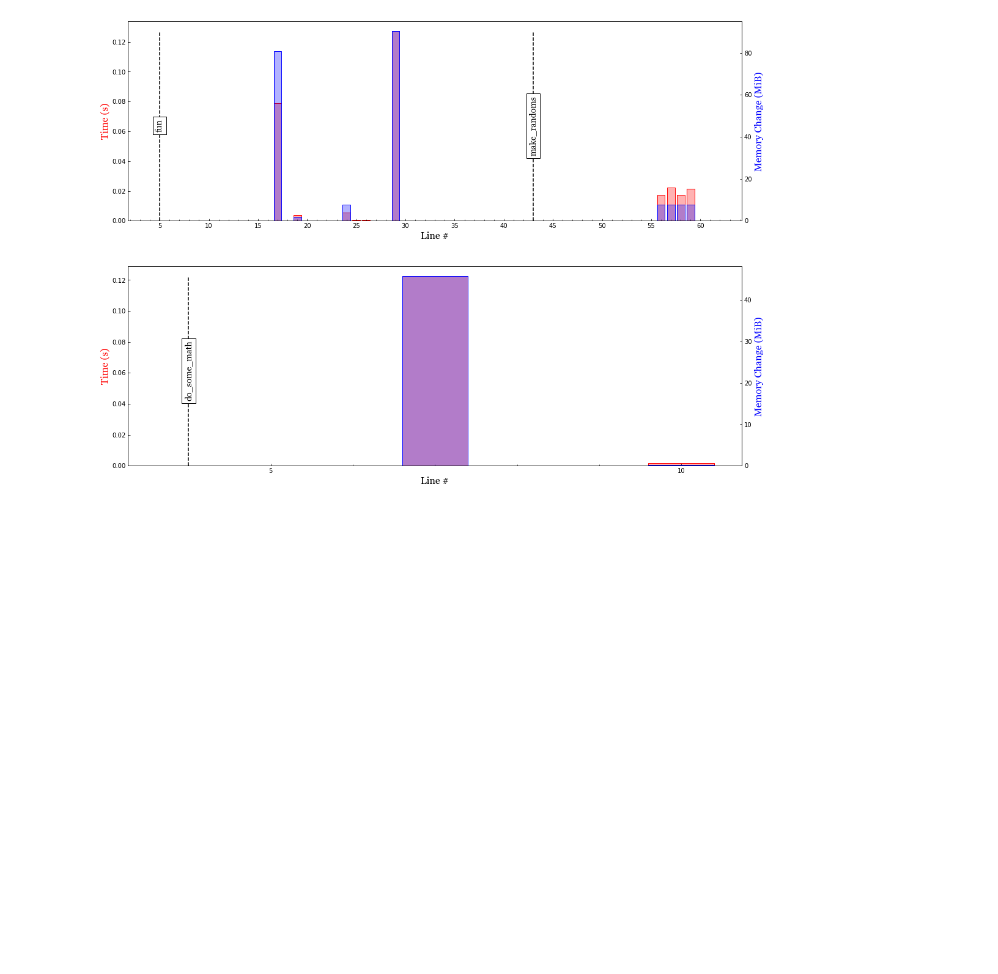
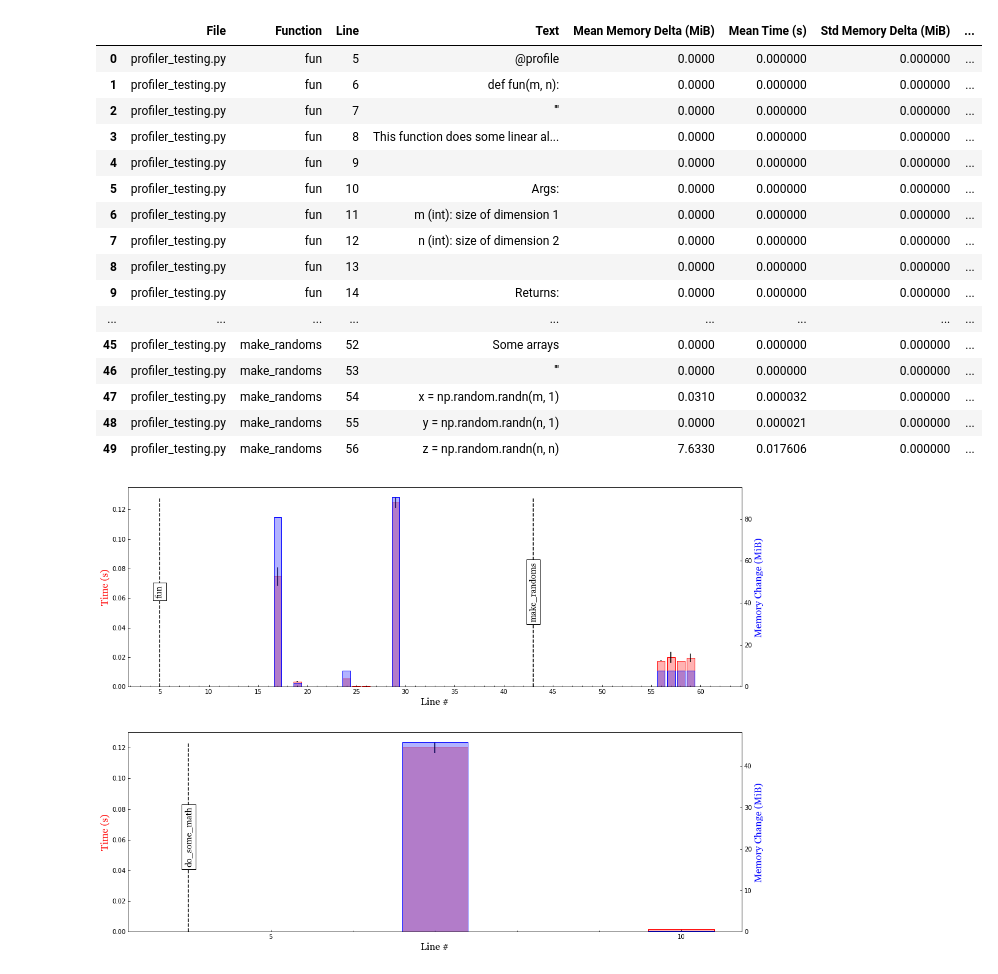
Before and after one commit to pakreinbold/Python_Profiling, a Jupyter notebook: profiling_examples.ipynb, the cells around one changed output. Drawn from its saved outputs; the diff is of its cells as text; code cells hidden in the pictures; blank space fills up the shorter version.

```diff
--- a/profiling_examples.ipynb
+++ b/profiling_examples.ipynb
@@ -3,5 +3,6 @@ from profile_processing import ProfileProcessor
 # %%
 script = 'profiler_testing'
 
-pp = ProfileProcessor(memory_path=f'./profiles/{script}__memory_profile.txt',
-                      line_path=f'./profiles/{script}__line_profile.txt')
+pp = ProfileProcessor(memory_path=[f'./profiles/{script}__memory_profile_{n}.txt' for n in range(2)],
+                      line_path=[f'./profiles/{script}__line_profile_{n}.txt' for n in range(2)])
+pp.all_df.head(10)
@@ -8,9 +38,29 @@ pp = ProfileProcessor(memory_path=f'./profiles/{script}__memory_profile.txt',
+# %%
+pp.stats_df.head(50)
+# %% [output]
+|  | File | Function | Line | Text | Mean Memory Delta (MiB) | Mean Time (s) | Std Memory Delta (MiB) | ... |
+| 0 | profiler_testing.py | fun | 5 | @profile | 0.0000 | 0.000000 | 0.000000 | ... |
+| 1 | profiler_testing.py | fun | 6 | def fun(m, n): | 0.0000 | 0.000000 | 0.000000 | ... |
+| 2 | profiler_testing.py | fun | 7 | ''' | 0.0000 | 0.000000 | 0.000000 | ... |
+| 3 | profiler_testing.py | fun | 8 | This function does some linear al... | 0.0000 | 0.000000 | 0.000000 | ... |
+| 4 | profiler_testing.py | fun | 9 |  | 0.0000 | 0.000000 | 0.000000 | ... |
+| 5 | profiler_testing.py | fun | 10 | Args: | 0.0000 | 0.000000 | 0.000000 | ... |
+| 6 | profiler_testing.py | fun | 11 | m (int): size of dimension 1 | 0.0000 | 0.000000 | 0.000000 | ... |
+| 7 | profiler_testing.py | fun | 12 | n (int): size of dimension 2 | 0.0000 | 0.000000 | 0.000000 | ... |
+| 8 | profiler_testing.py | fun | 13 |  | 0.0000 | 0.000000 | 0.000000 | ... |
+| 9 | profiler_testing.py | fun | 14 | Returns: | 0.0000 | 0.000000 | 0.000000 | ... |
+| ... | ... | ... | ... | ... | ... | ... | ... | ... |
+| 45 | profiler_testing.py | make_randoms | 52 | Some arrays | 0.0000 | 0.000000 | 0.000000 | ... |
+| 46 | profiler_testing.py | make_randoms | 53 | ''' | 0.0000 | 0.000000 | 0.000000 | ... |
+| 47 | profiler_testing.py | make_randoms | 54 | x = np.random.randn(m, 1) | 0.0310 | 0.000032 | 0.000000 | ... |
+| 48 | profiler_testing.py | make_randoms | 55 | y = np.random.randn(n, 1) | 0.0000 | 0.000021 | 0.000000 | ... |
+| 49 | profiler_testing.py | make_randoms | 56 | z = np.random.randn(n, n) | 7.6330 | 0.017606 | 0.000000 | ... |
 # %%
 # Line plot
 pp.plot_byline(xtick_style='dense')
 # %% [output]
-[figure, old version]
+[figure, new version]
-[figure, old version]
+[figure, new version]
 # %%
 # Function breakdown
 pp.plot_byfn(mode='memory')
```
Also changed, not shown: parts of 3 cells of this notebook, 5 other files.
